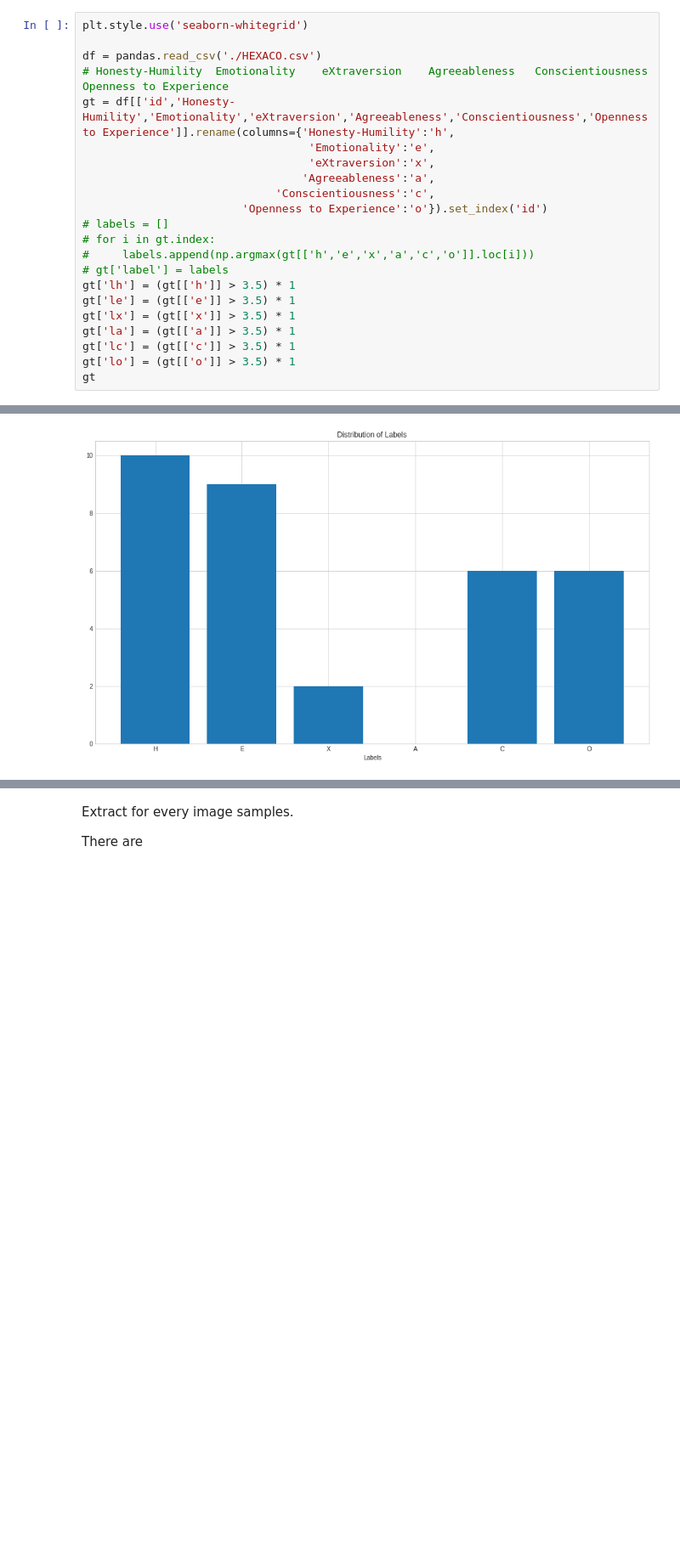
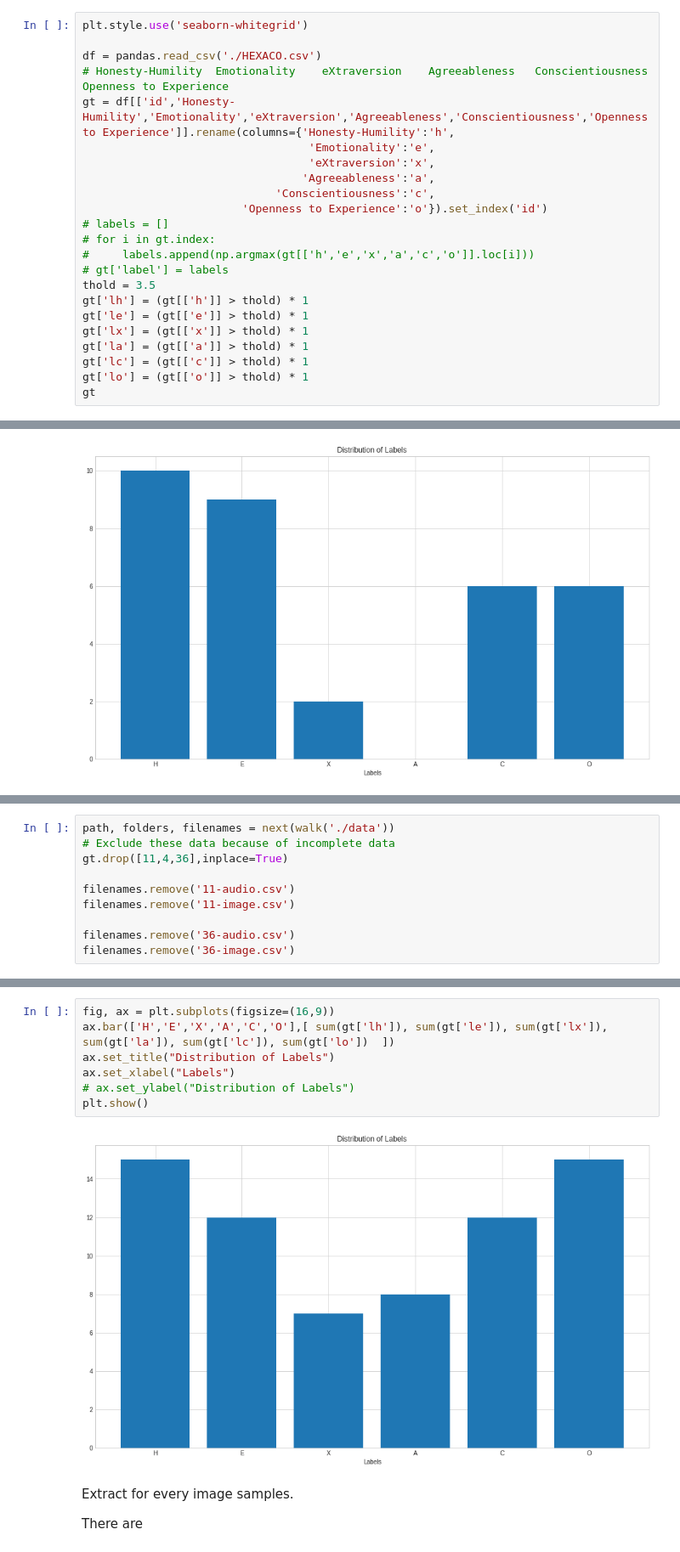
Before and after one commit to akraradets/2021JanHCI, a Jupyter notebook: 3-preprocess/9-report.ipynb, the cells around one changed output, grey strips where cells are left out. Shown at 85% size. Drawn from its saved outputs; the diff is of its cells as text; blank space fills up the shorter version.

Commit message:
Update load data

```diff
--- a/3-preprocess/9-report.ipynb
+++ b/3-preprocess/9-report.ipynb
@@ -50,12 +32,13 @@ gt = df[['id','Honesty-Humility','Emotionality','eXtraversion','Agreeableness','
 # for i in gt.index:
 #     labels.append(np.argmax(gt[['h','e','x','a','c','o']].loc[i]))
 # gt['label'] = labels
-gt['lh'] = (gt[['h']] > 3.5) * 1
-gt['le'] = (gt[['e']] > 3.5) * 1
-gt['lx'] = (gt[['x']] > 3.5) * 1
-gt['la'] = (gt[['a']] > 3.5) * 1
-gt['lc'] = (gt[['c']] > 3.5) * 1
-gt['lo'] = (gt[['o']] > 3.5) * 1
+thold = 3.5
+gt['lh'] = (gt[['h']] > thold) * 1
+gt['le'] = (gt[['e']] > thold) * 1
+gt['lx'] = (gt[['x']] > thold) * 1
+gt['la'] = (gt[['a']] > thold) * 1
+gt['lc'] = (gt[['c']] > thold) * 1
+gt['lo'] = (gt[['o']] > thold) * 1
 gt
 # %% [output]
 |  | h | e | x | a | c | o | lh | le | lx | la | lc | ... |
@@ -98,0 +84,10 @@ plt.show()
+# %%
+path, folders, filenames = next(walk('./data'))
+# Exclude these data because of incomplete data
+gt.drop([11,4,36],inplace=True)
+
+filenames.remove('11-audio.csv')
+filenames.remove('11-image.csv')
+
+filenames.remove('36-audio.csv')
+filenames.remove('36-image.csv')
@@ -99,3 +148,12 @@ plt.show()
+# %%
+fig, ax = plt.subplots(figsize=(16,9))
+ax.bar(['H','E','X','A','C','O'],[ sum(gt['lh']), sum(gt['le']), sum(gt['lx']), sum(gt['la']), sum(gt['lc']), sum(gt['lo'])  ])
+ax.set_title("Distribution of Labels")
+ax.set_xlabel("Labels")
+# ax.set_ylabel("Distribution of Labels")
+plt.show()
+# %% [output]
+[figure, added]
 # %% [markdown]
 Extract for every image samples.
 
```
Also changed, not shown: parts of 6 cells of this notebook.
